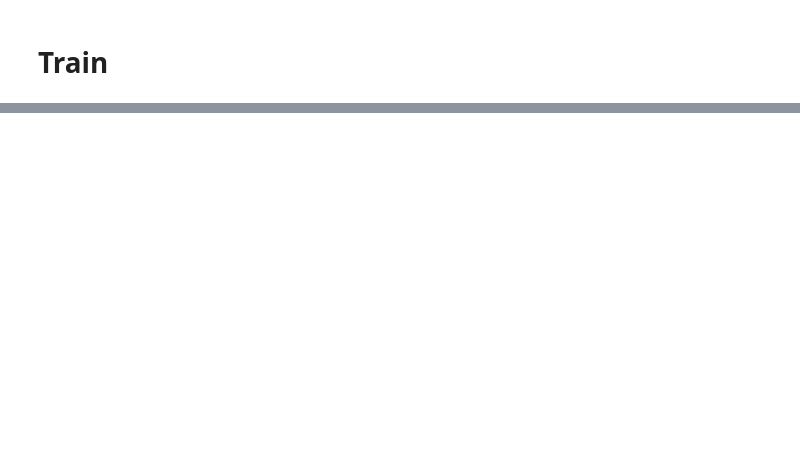
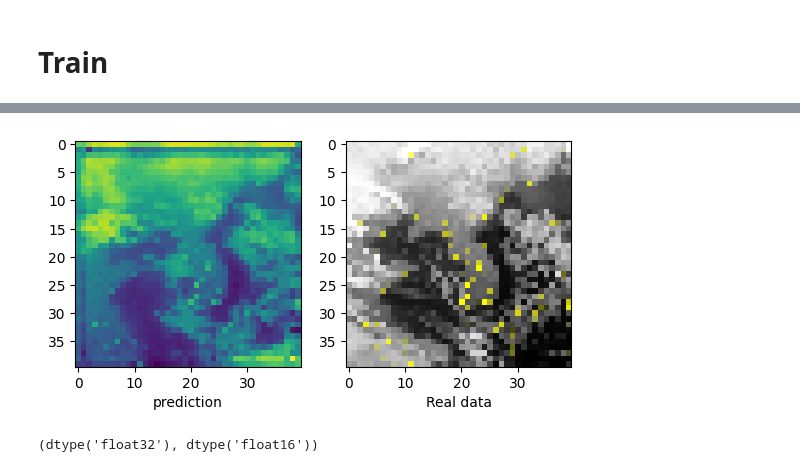
Before and after one commit to LOOPARAM/-Climate-Prediction-AI, a Jupyter notebook: Main/ClimateAI.ipynb, the cells around one changed output, grey strips where cells are left out. Drawn from its saved outputs; the diff is of its cells as text; code cells hidden in the pictures; blank space fills up the shorter version.

```diff
--- a/Main/ClimateAI.ipynb
+++ b/Main/ClimateAI.ipynb
@@ -170,0 +171,2 @@ ValueError: The `{arg_name}` of this `Lambda` layer is a Python lambda. Deserial
+# %%
+test = loded_model.predict(inputs)
@@ -170,0 +193,15 @@ ValueError: The `{arg_name}` of this `Lambda` layer is a Python lambda. Deserial
+# %%
+test = test.astype('float32')
+plt.subplot(1, 2, 1)
+plt.imshow(test[0, 0, :, :, 1])  # 필요한 축만 선택해서 시각화
+plt.xlabel("prediction")
+plt.subplot(1,2,2)
+plt.imshow(outputs[0,0,:,:,:])
+plt.xlabel("Real data")
+plt.show()
+# %% [output]
+[figure, added]
+# %%
+inputs.dtype, test.dtype
+# %% [output]
+(dtype('float32'), dtype('float16'))
```
Also changed, not shown: parts of 8 cells of this notebook, 4 other files.
